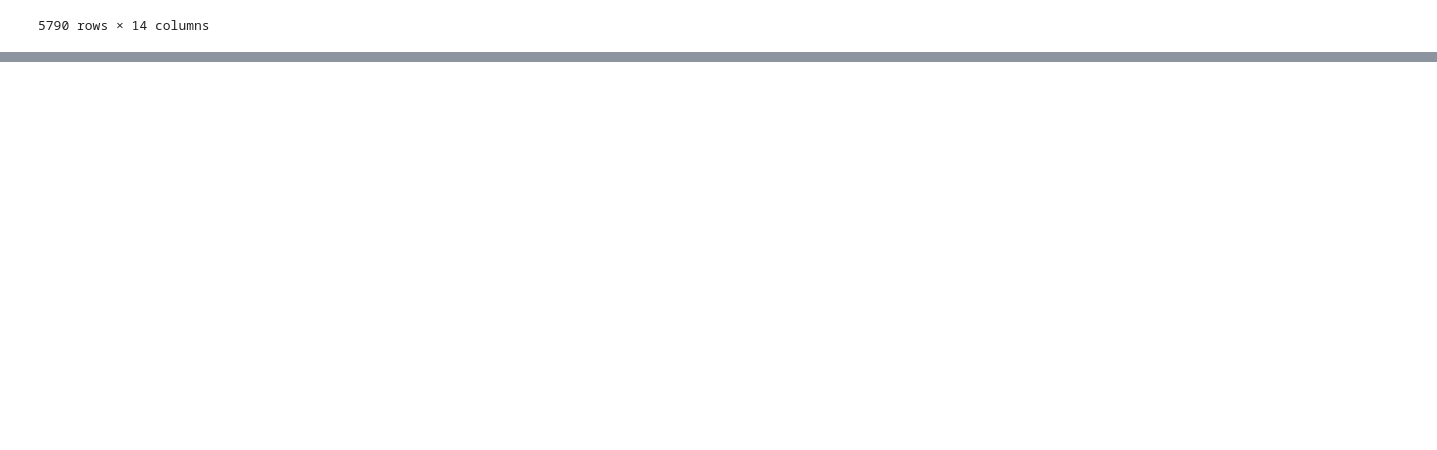
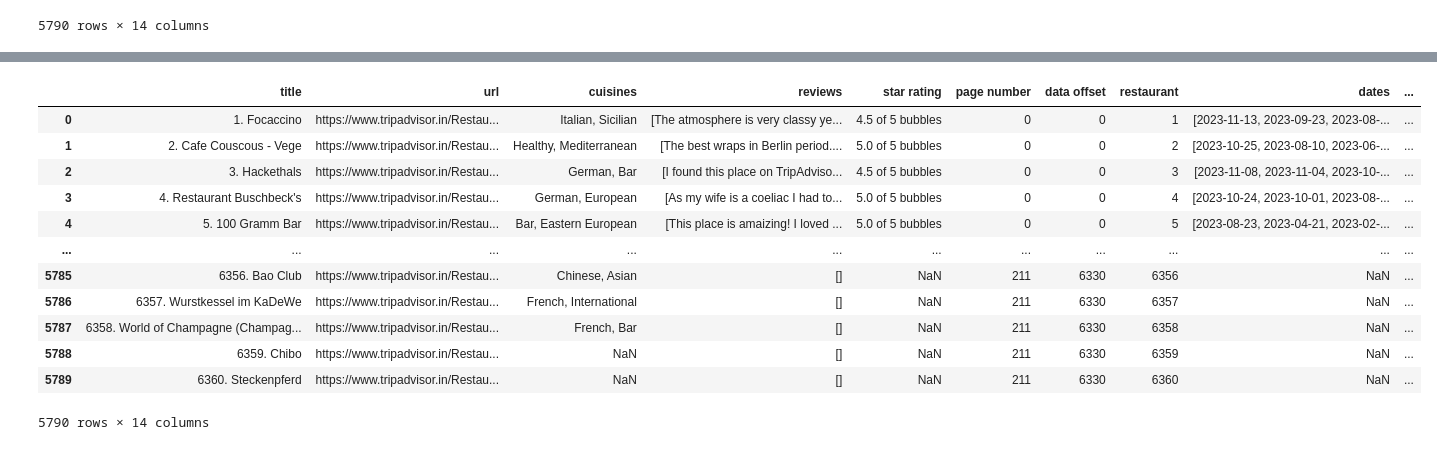
Before and after one commit to its30NA/berlin_bites, a Jupyter notebook: notebooks/02_data_preprocessing.ipynb, the cells around one changed output, grey strips where cells are left out. Drawn from its saved outputs; the diff is of its cells as text; code cells hidden in the pictures; blank space fills up the shorter version.

Commit message:
advanced preprocessing. bugs and issues in the dataset are fixed. ready to do nlp preprocessing and feed it to a model

```diff
--- a/notebooks/02_data_preprocessing.ipynb
+++ b/notebooks/02_data_preprocessing.ipynb
@@ -195,0 +202,4 @@ df
+# %%
+from src.preprocessing01 import preprocess_all
+df = pd.read_csv("../data/raw/berlin_reviews_2.csv")
+df_clean = preprocess_all(df)
@@ -195,0 +245,16 @@ df
+# %%
+df_clean
+# %% [output]
+|  | title | url | cuisines | reviews | star rating | page number | data offset | restaurant | dates | ... |
+| 0 | 1. Focaccino | https://www.tripadvisor.in/Restau... | Italian, Sicilian | [The atmosphere is very classy ye... | 4.5 of 5 bubbles | 0 | 0 | 1 | [2023-11-13, 2023-09-23, 2023-08-... | ... |
+| 1 | 2. Cafe Couscous - Vege | https://www.tripadvisor.in/Restau... | Healthy, Mediterranean | [The best wraps in Berlin period.... | 5.0 of 5 bubbles | 0 | 0 | 2 | [2023-10-25, 2023-08-10, 2023-06-... | ... |
+| 2 | 3. Hackethals | https://www.tripadvisor.in/Restau... | German, Bar | [I found this place on TripAdviso... | 4.5 of 5 bubbles | 0 | 0 | 3 | [2023-11-08, 2023-11-04, 2023-10-... | ... |
+| 3 | 4. Restaurant Buschbeck's | https://www.tripadvisor.in/Restau... | German, European | [As my wife is a coeliac I had to... | 5.0 of 5 bubbles | 0 | 0 | 4 | [2023-10-24, 2023-10-01, 2023-08-... | ... |
+| 4 | 5. 100 Gramm Bar | https://www.tripadvisor.in/Restau... | Bar, Eastern European | [This place is amaizing! I loved ... | 5.0 of 5 bubbles | 0 | 0 | 5 | [2023-08-23, 2023-04-21, 2023-02-... | ... |
+| ... | ... | ... | ... | ... | ... | ... | ... | ... | ... | ... |
+| 5785 | 6356. Bao Club | https://www.tripadvisor.in/Restau... | Chinese, Asian | [] | NaN | 211 | 6330 | 6356 | NaN | ... |
+| 5786 | 6357. Wurstkessel im KaDeWe | https://www.tripadvisor.in/Restau... | French, International | [] | NaN | 211 | 6330 | 6357 | NaN | ... |
+| 5787 | 6358. World of Champagne (Champag... | https://www.tripadvisor.in/Restau... | French, Bar | [] | NaN | 211 | 6330 | 6358 | NaN | ... |
+| 5788 | 6359. Chibo | https://www.tripadvisor.in/Restau... | NaN | [] | NaN | 211 | 6330 | 6359 | NaN | ... |
+| 5789 | 6360. Steckenpferd | https://www.tripadvisor.in/Restau... | NaN | [] | NaN | 211 | 6330 | 6360 | NaN | ... |
+5790 rows × 14 columns
```
Also changed, not shown: parts of 9 cells of this notebook, 1 other file.
